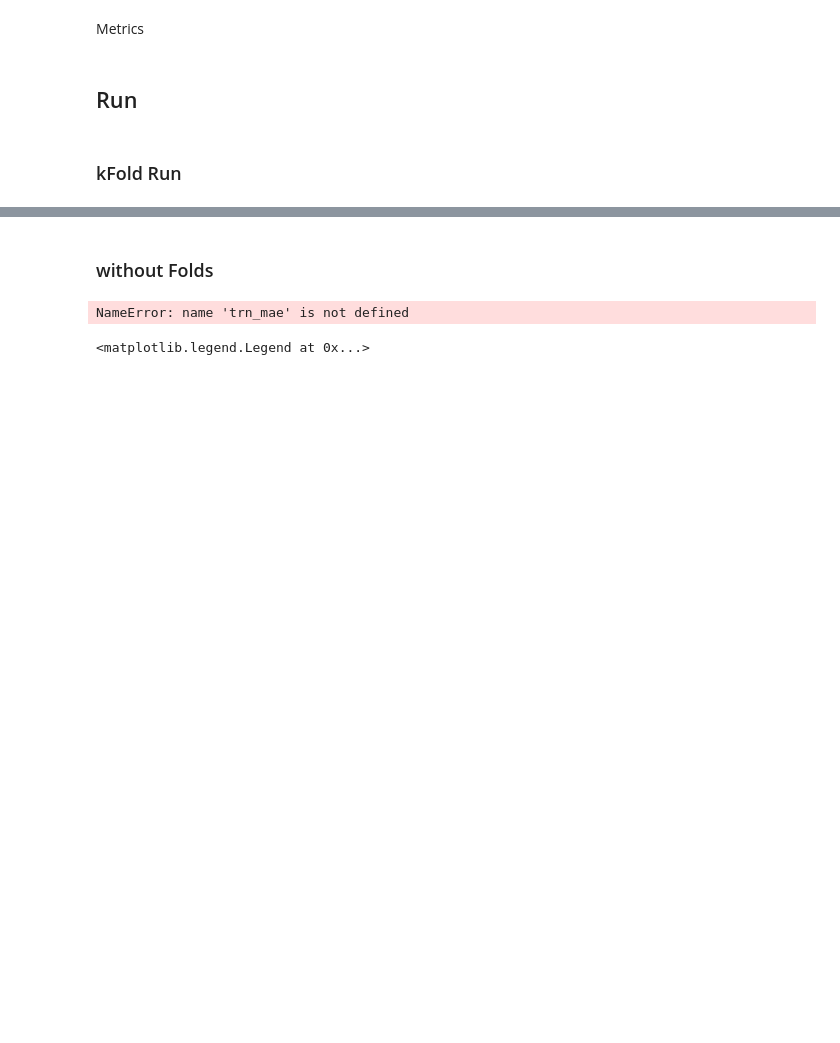
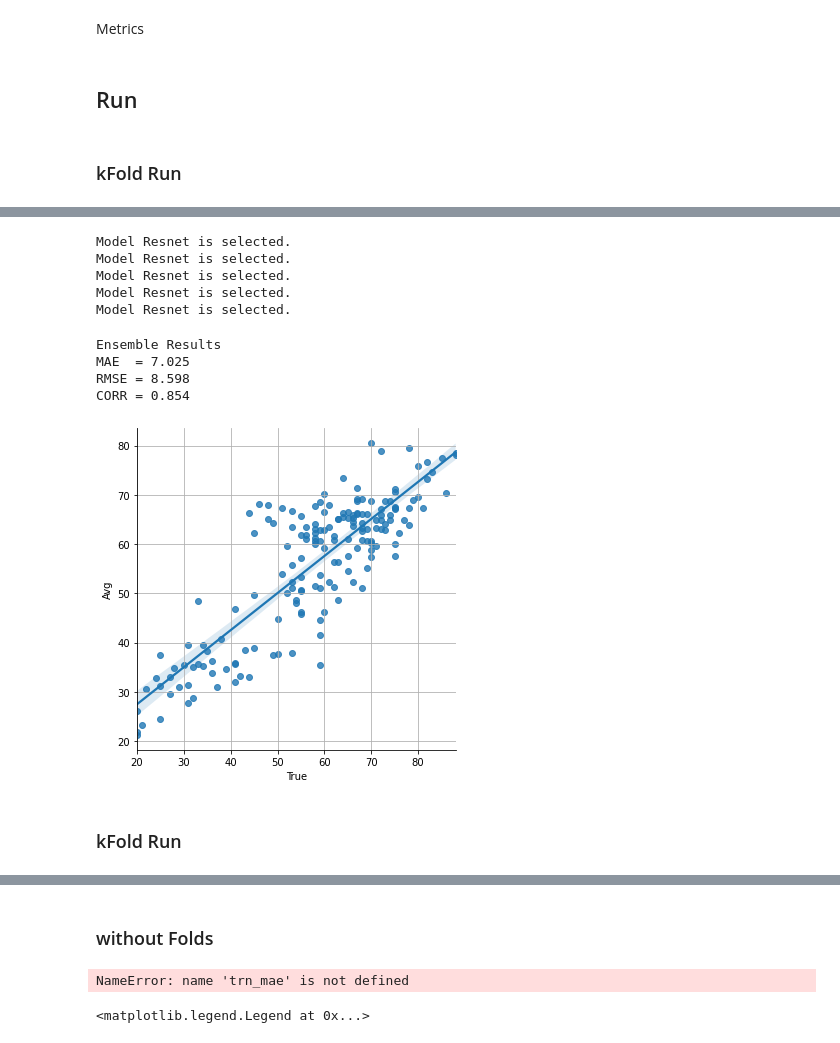
Before and after one commit to 1pha/brain-age-prediction, a Jupyter notebook: main.ipynb, the cells around one changed output, grey strips where cells are left out. Cells and saved outputs as stored; diff of their text form; code cells hidden in the pictures; blank space fills up the shorter version.

Commit message:
[ensemble] add ensembling class code

```diff
--- a/main.ipynb
+++ b/main.ipynb
@@ -135,3 +135,5 @@ mae_fn = nn.L1Loss()
 ## Run
 # %% [markdown]
 ### kFold Run
+# %%
+models = glob('./models/ensembles/*.pth')
@@ -138 +283,52 @@ mae_fn = nn.L1Loss()
+# %%
+# Ensemble
+preds = dict()
+models = glob('./models/ensembles/*.pth')
+for fold, state in enumerate(models):
+
+    model, device = load_model('resnet', verbose=False)
+    model = torch.load(state)
+
+    model, (_, _, _), tst_preds = eval(model, True, None, None, resize, device, batch_size,
+                                      loss_fn, mae_fn, rmse_fn,
+                                      [], [], [])
+
+    preds[f'model_{fold}'] = list(map(float, tst_preds[1]))
+
+ensemble_results = pd.DataFrame(preds)
+ensemble_results['Avg'] = ensemble_results.mean(axis=1)
+ensemble_results['True'] = list(map(float, tst_preds[0]))
+# %% [output]
+Model Resnet is selected.
+Model Resnet is selected.
+Model Resnet is selected.
+Model Resnet is selected.
+Model Resnet is selected.
+# %%
+def result_plot(df):
+
+    avg = torch.Tensor(ensemble_results['Avg'])
+    tru = torch.Tensor(ensemble_results['True'])
+
+    corr = ensemble_results.corr()['True']['Avg']
+    mae_fn, rmse_fn = nn.L1Loss(), RMSELoss()
+
+    print(f'Ensemble Results')
+    print(f'MAE  = {float(mae_fn(avg, tru)):.3f}')
+    print(f'RMSE = {float(rmse_fn(avg, tru)):.3f}')
+    print(f'CORR = {corr:.3f}')
+
+    sns.lmplot(data=ensemble_results, x='True', y='Avg')
+    plt.grid()
+    plt.show()
+# %%
+result_plot(ensemble_results)
+# %% [output]
+Ensemble Results
+MAE  = 7.025
+RMSE = 8.598
+CORR = 0.854
+[figure, added]
+# %% [markdown]
+### kFold Run
 # %%
```
Also changed, not shown: parts of 7 cells of this notebook, 1 other file.
